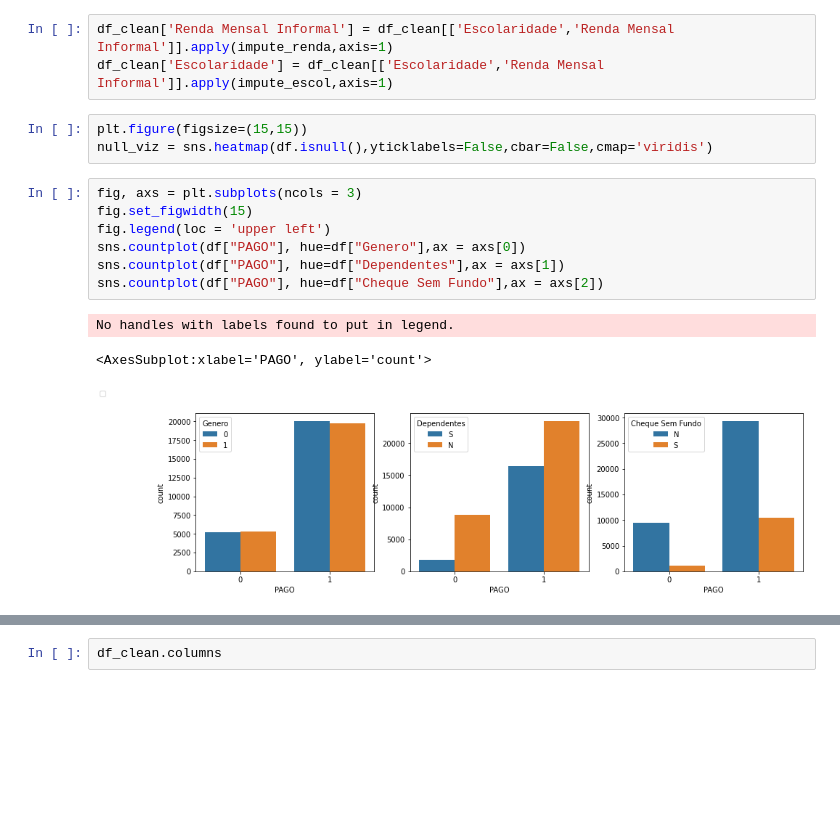
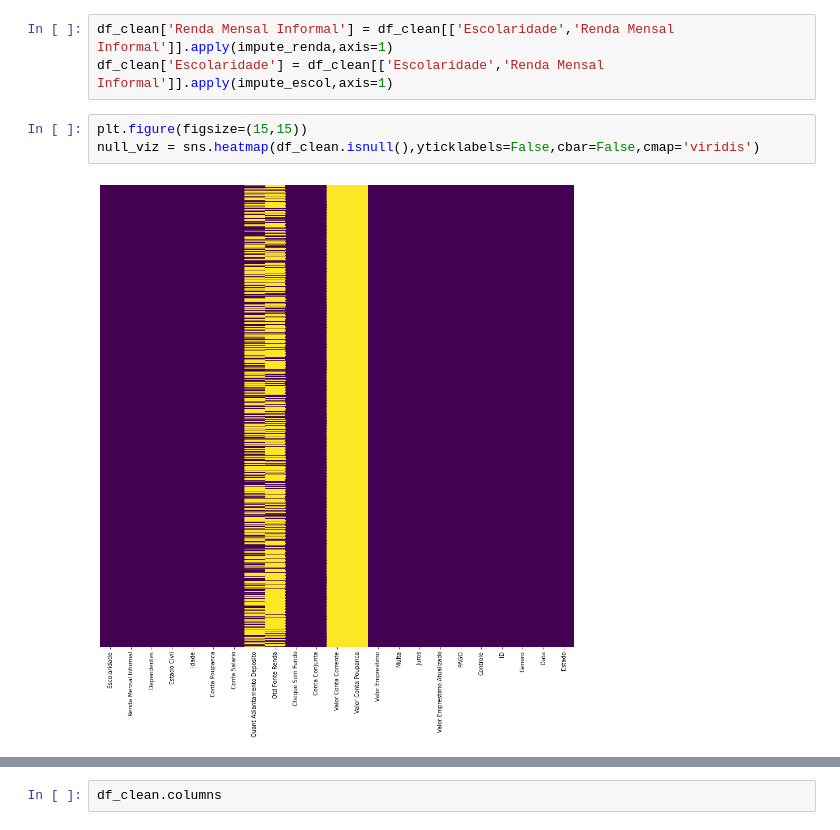
Before and after one commit to spadao/PS-Elo-Group, a Jupyter notebook: EDA.ipynb, the cells around one changed output, grey strips where cells are left out. Cells and saved outputs as stored; diff of their text form; blank space fills up the shorter version.

```diff
--- a/EDA.ipynb
+++ b/EDA.ipynb
@@ -156,15 +193,6 @@ df_clean['Renda Mensal Informal'] = df_clean[['Escolaridade','Renda Mensal Infor
 df_clean['Escolaridade'] = df_clean[['Escolaridade','Renda Mensal Informal']].apply(impute_escol,axis=1)
 # %%
 plt.figure(figsize=(15,15))
-null_viz = sns.heatmap(df.isnull(),yticklabels=False,cbar=False,cmap='viridis')
+null_viz = sns.heatmap(df_clean.isnull(),yticklabels=False,cbar=False,cmap='viridis')
+# %% [output]
+[figure, added]
-# %%
-fig, axs = plt.subplots(ncols = 3)
-fig.set_figwidth(15)
-fig.legend(loc = 'upper left')
-sns.countplot(df["PAGO"], hue=df["Genero"],ax = axs[0])
-sns.countplot(df["PAGO"], hue=df["Dependentes"],ax = axs[1])
-sns.countplot(df["PAGO"], hue=df["Cheque Sem Fundo"],ax = axs[2])
-# %% [output]
-No handles with labels found to put in legend.
-<AxesSubplot:xlabel='PAGO', ylabel='count'>
-[figure, removed]
```
Also changed, not shown: parts of 19 cells of this notebook.
